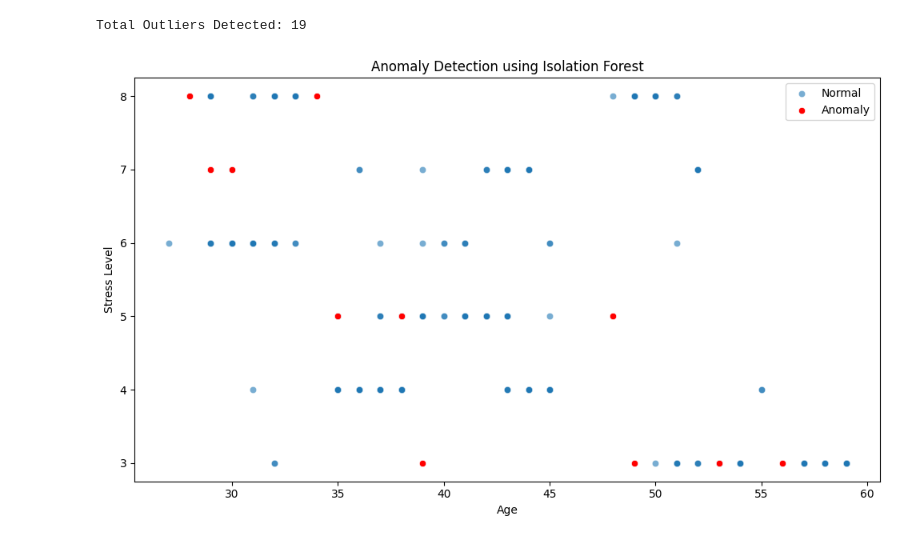
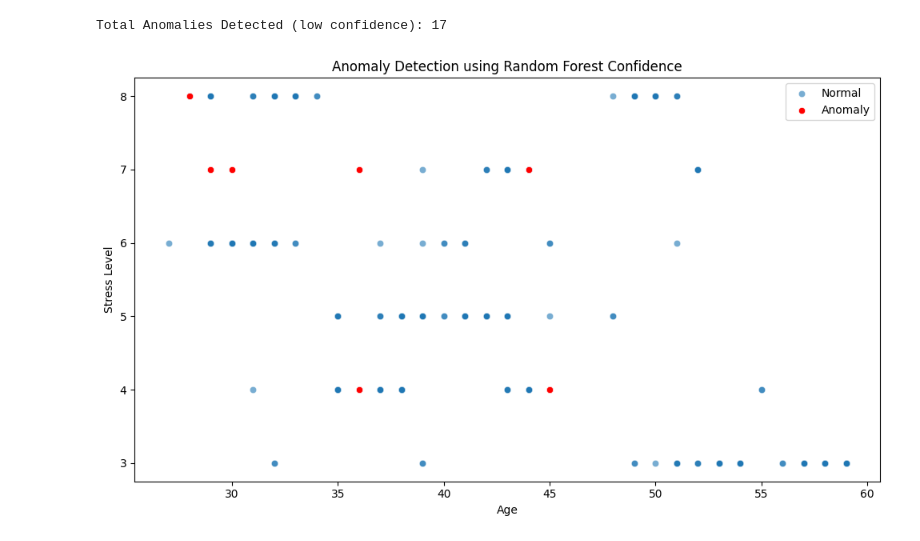
Before and after one commit to Atharv24-Atreus/Pattern_Recogination-, a Jupyter notebook: PatternExp10.ipynb, the cells around one changed output. Saved outputs shown, nothing was run; the diff lists cells and outputs as text; code cells hidden in the pictures.

```diff
--- a/PatternExp10.ipynb
+++ b/PatternExp10.ipynb
@@ -2,53 +2,61 @@
 <a href="https://colab.research.google.com/github/Atharv24-Atreus/Pattern_Recogination-/blob/main/PatternExp10.ipynb" target="_parent"><img src="https://colab.research.google.com/assets/colab-badge.svg" alt="Open In Colab"/></a>
 # %%
 import pandas as pd
-from sklearn.ensemble import IsolationForest
+from sklearn.ensemble import RandomForestClassifier
 from sklearn.preprocessing import LabelEncoder
 import matplotlib.pyplot as plt
 import seaborn as sns
+import numpy as np
 
 # Load dataset
 df = pd.read_csv("Sleep_health_and_lifestyle_dataset.csv")
 
 # Drop 'Person ID'
 df.drop(columns=["Person ID"], inplace=True)
 
 # Split 'Blood Pressure'
 bp_split = df['Blood Pressure'].str.split('/', expand=True)
 df['Systolic'] = bp_split[0].astype(int)
 df['Diastolic'] = bp_split[1].astype(int)
 df.drop(columns=["Blood Pressure"], inplace=True)
 
 # Encode categorical features
 label_cols = ['Gender', 'Occupation', 'BMI Category', 'Sleep Disorder']
 label_encoders = {}
 for col in label_cols:
     le = LabelEncoder()
     df[col] = le.fit_transform(df[col])
     label_encoders[col] = le
 
-# Use only features (not for prediction)
-X = df.copy()
+# Simulate binary classification (you can use 'Sleep Disorder' as a proxy)
+X = df.drop(columns=["Sleep Disorder"])
+y = df["Sleep Disorder"]
 
-# Initialize Isolation Forest
-iso_forest = IsolationForest(n_estimators=100, contamination=0.05, random_state=42)
-X['Anomaly'] = iso_forest.fit_predict(X)
+# Train Random Forest
+clf = RandomForestClassifier(n_estimators=100, random_state=42)
+clf.fit(X, y)
 
-# Anomaly: -1 = outlier, 1 = normal
-outliers = X[X['Anomaly'] == -1]
-normals = X[X['Anomaly'] == 1]
+# Get prediction probabilities
+probs = clf.predict_proba(X)
+max_probs = probs.max(axis=1)
 
-# Count of anomalies
-print(f"Total Outliers Detected: {len(outliers)}")
+# Define threshold: e.g., bottom 5% are anomalies
+threshold = np.percentile(max_probs, 5)
+df['Anomaly'] = (max_probs < threshold).astype(int)
 
-# Visualize outliers by Age and Stress Level
+# Visualize
+outliers = df[df['Anomaly'] == 1]
+normals = df[df['Anomaly'] == 0]
+
+print(f"Total Anomalies Detected (low confidence): {len(outliers)}")
+
 plt.figure(figsize=(10, 6))
 sns.scatterplot(data=normals, x="Age", y="Stress Level", label="Normal", alpha=0.6)
 sns.scatterplot(data=outliers, x="Age", y="Stress Level", label="Anomaly", color='red')
-plt.title("Anomaly Detection using Isolation Forest")
+plt.title("Anomaly Detection using Random Forest Confidence")
 plt.legend()
 plt.tight_layout()
 plt.show()
 # %% [output]
-Total Outliers Detected: 19
+Total Anomalies Detected (low confidence): 17
-[figure, old version]
+[figure, new version]
```
